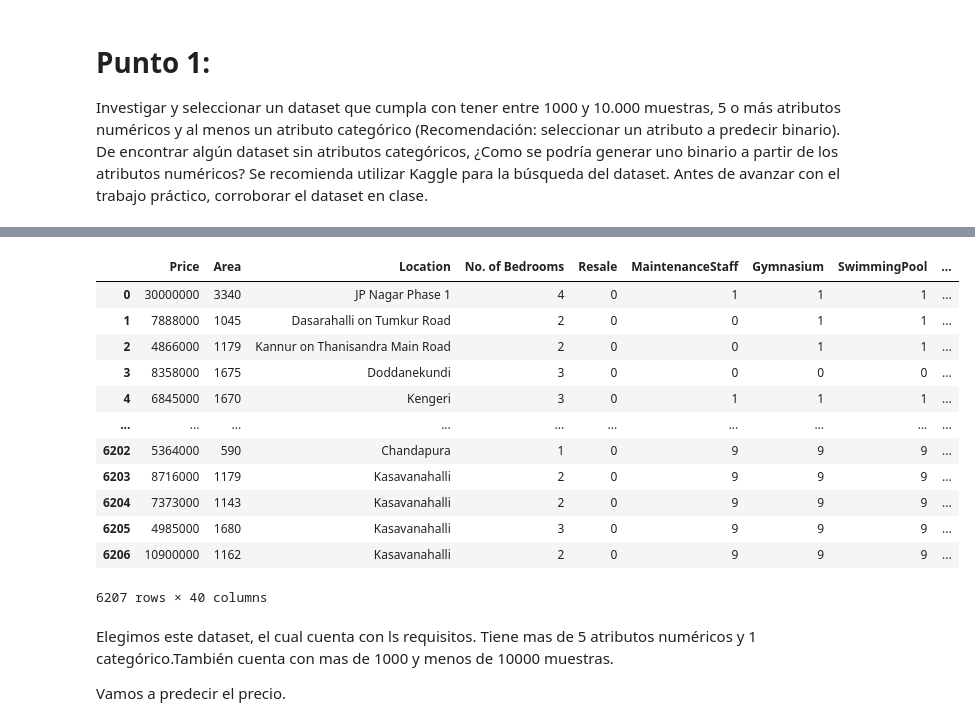
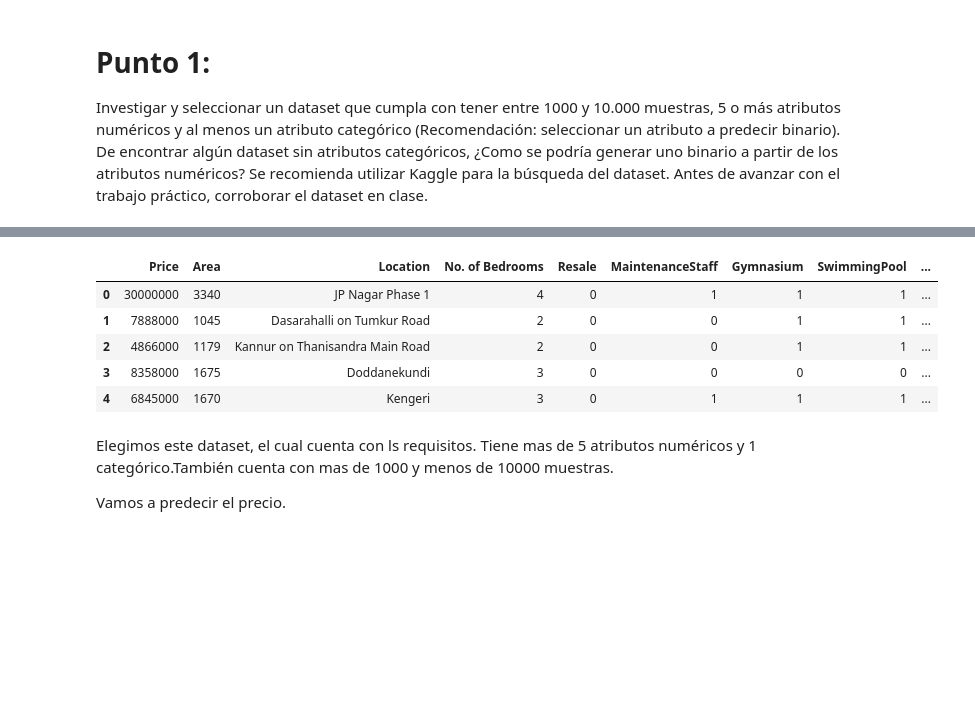
Before and after one commit to Fedezafran1/TP-Chona, a Jupyter notebook: Trabajo_Práctico_1_Modelos_Predictivos_en_SciKit_Learn.ipynb, the cells around one changed output, grey strips where cells are left out. Cells and saved outputs as stored; diff of their text form; code cells hidden in the pictures; blank space fills up the shorter version.

```diff
--- a/Trabajo_Práctico_1_Modelos_Predictivos_en_SciKit_Learn.ipynb
+++ b/Trabajo_Práctico_1_Modelos_Predictivos_en_SciKit_Learn.ipynb
@@ -18,21 +18,17 @@ from sklearn.linear_model import LinearRegression
 # %%
 Bangalore = pd.read_csv("Bangalore.csv")
+# %%
+pd.set_option("display.max_rows",None)
+pd.set_option("display.max_columns",None)
 # %%
-Bangalore
+Bangalore.head()
 # %% [output]
 |  | Price | Area | Location | No. of Bedrooms | Resale | MaintenanceStaff | Gymnasium | SwimmingPool | ... |
 | 0 | 30000000 | 3340 | JP Nagar Phase 1 | 4 | 0 | 1 | 1 | 1 | ... |
 | 1 | 7888000 | 1045 | Dasarahalli on Tumkur Road | 2 | 0 | 0 | 1 | 1 | ... |
 | 2 | 4866000 | 1179 | Kannur on Thanisandra Main Road | 2 | 0 | 0 | 1 | 1 | ... |
 | 3 | 8358000 | 1675 | Doddanekundi | 3 | 0 | 0 | 0 | 0 | ... |
 | 4 | 6845000 | 1670 | Kengeri | 3 | 0 | 1 | 1 | 1 | ... |
-| ... | ... | ... | ... | ... | ... | ... | ... | ... | ... |
-| 6202 | 5364000 | 590 | Chandapura | 1 | 0 | 9 | 9 | 9 | ... |
-| 6203 | 8716000 | 1179 | Kasavanahalli | 2 | 0 | 9 | 9 | 9 | ... |
-| 6204 | 7373000 | 1143 | Kasavanahalli | 2 | 0 | 9 | 9 | 9 | ... |
-| 6205 | 4985000 | 1680 | Kasavanahalli | 3 | 0 | 9 | 9 | 9 | ... |
-| 6206 | 10900000 | 1162 | Kasavanahalli | 2 | 0 | 9 | 9 | 9 | ... |
-6207 rows × 40 columns
 # %% [markdown]
 Elegimos este dataset, el cual cuenta con ls requisitos. Tiene mas de 5 atributos numéricos y 1 categórico.También cuenta con mas de 1000 y menos de 10000 muestras.
 
```
Also changed, not shown: parts of 5 cells of this notebook.
